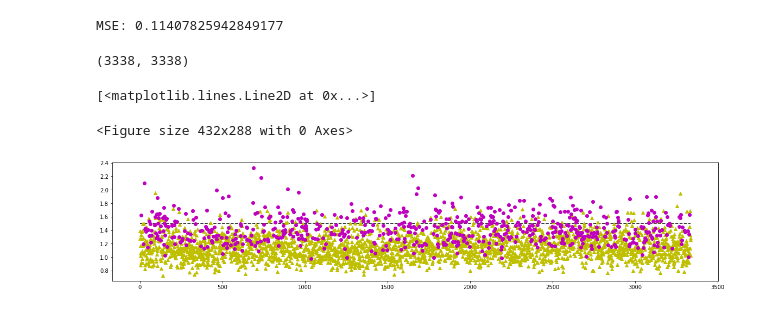
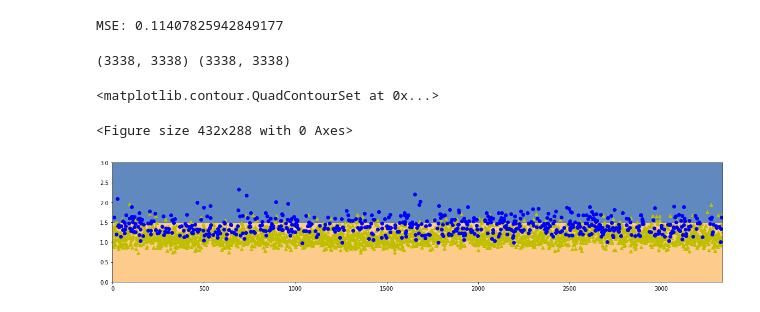
Before and after one commit to AlonsoDiCandia14/Teoria_Informacion, a Jupyter notebook: MP02/MP02.ipynb, the cells around one changed output. Saved outputs shown, nothing was run; the diff lists cells and outputs as text; code cells hidden in the pictures.

```diff
--- a/MP02/MP02.ipynb
+++ b/MP02/MP02.ipynb
@@ -115,21 +115,25 @@ Y_result1 = np.asarray([Y_result1,Y_result1])
 # %% [output]
 MSE: 0.11407825942849177
 # %%
-h = (4/3338)  # step size in the mesh
-xx, yy = np.meshgrid(np.arange(0,4, h),
-                     np.arange(0, 4, h))
-print(xx.shape)
-y_predic_binario = [Binario for i in range(3338)]
+h = (1.5/3338)  # step size in the mesh
+xx, yy_first = np.meshgrid(np.arange(0,3338, 1),np.arange(0, 1.5, h))
+xx, yy_second = np.meshgrid(np.arange(0,3338, 1),np.arange(1.5, 3, h))
+
+print(xx.shape,yy.shape)
+y_predic_first = [np.ones(3338) for i in range(3338)]
+y_predic_second = [np.ones(3338)*2 for i in range(3338)]
 #print(y_predic_binario[0])
+
 pl.clf()
 pl.figure(figsize =(20,4))
-pl.plot(plane[0],plane[1],"k--")
+#pl.plot(plane[0],plane[1],"k--")
 pl.plot(x_label[0][new_table['Binary_Class'] == 1],Y_result1[0][new_table['Binary_Class'] == 1],'y^',label='ML')
-pl.plot(x_label[1][new_table['Binary_Class'] == 2],Y_result1[1][new_table['Binary_Class'] == 2],'mo',label='ML')
-#pl.contourf(yy,xx,y_predic_binario, alpha=0.8)
+pl.plot(x_label[1][new_table['Binary_Class'] == 2],Y_result1[1][new_table['Binary_Class'] == 2],'bo',label='ML')
+pl.contourf(xx,yy_first,y_predic_first,cmap=pl.cm.Paired, alpha=0.8)
+pl.contourf(xx,yy_second,y_predic_second,cmap=pl.cm.Accent, alpha=0.8)
 #pl.axis([0,8,0,3])
 # %% [output]
-(3338, 3338)
+(3338, 3338) (3338, 3338)
-[<matplotlib.lines.Line2D at 0x...>]
+<matplotlib.contour.QuadContourSet at 0x...>
 <Figure size 432x288 with 0 Axes>
-[figure, old version]
+[figure, new version]
```
